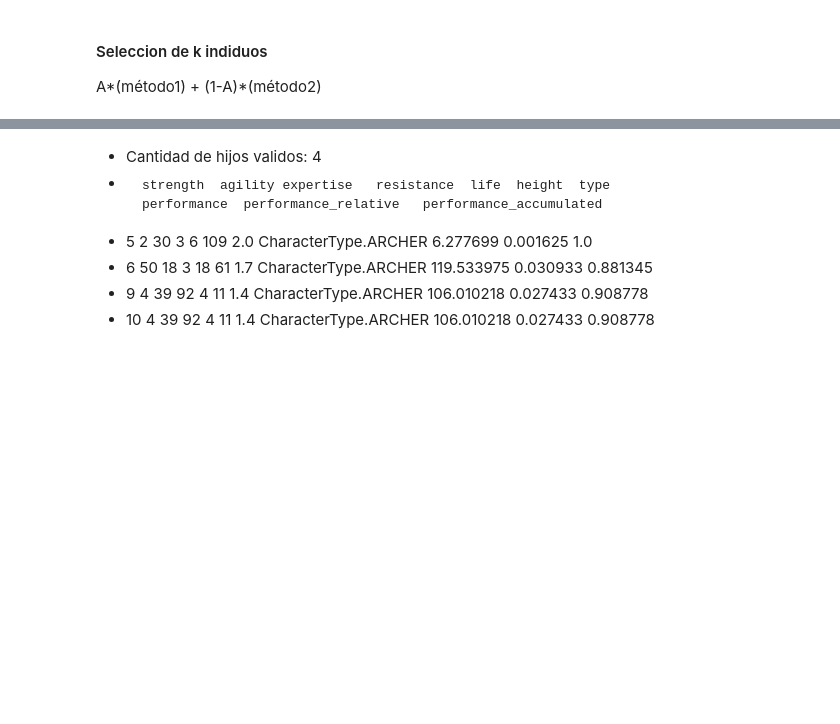
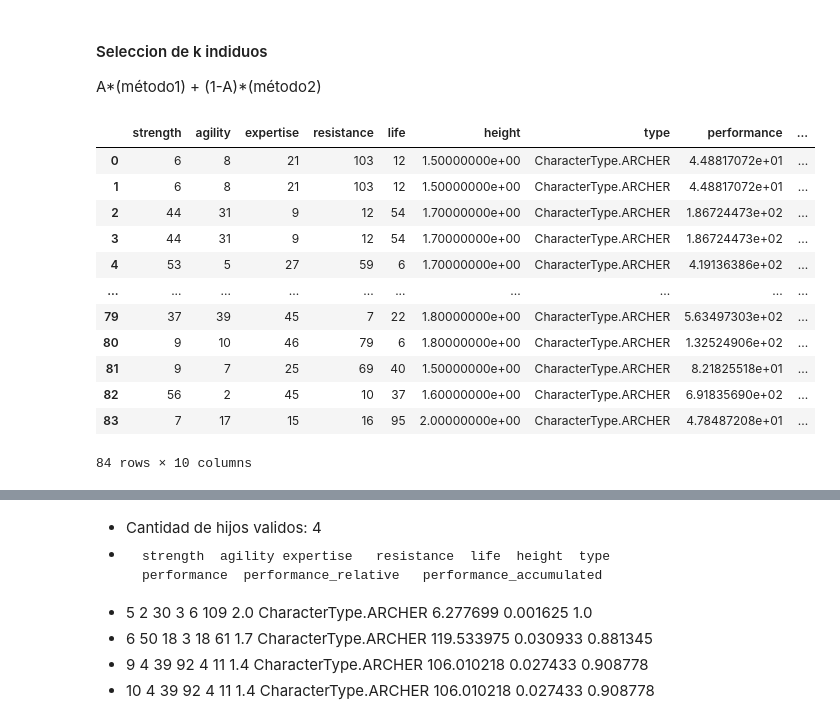
Before and after one commit to marianopm/sia-tp2, a Jupyter notebook: src/test.ipynb, the cells around one changed output, grey strips where cells are left out. Saved outputs shown, nothing was run; the diff lists cells and outputs as text; code cells hidden in the pictures; blank space fills up the shorter version.

Commit message:
Se agrego los metodos universal_selection rank_based_selection

```diff
--- a/src/test.ipynb
+++ b/src/test.ipynb
@@ -54,6 +54,25 @@ nueva_poblacion_e = elitist_selection(poblacion_rel_acu,N1)
 from selection import roulette_wheel_selection
 nueva_poblacion_rul = roulette_wheel_selection(poblacion_rel_acu, N2)
 #nueva_poblacion_rul
+# %%
+from selection import universal_selection
+
+nueva_poblacion_uni = universal_selection(poblacion_rel_acu, N2)
+nueva_poblacion_uni
+# %% [output]
+|  | strength | agility | expertise | resistance | life | height | type | performance | ... |
+| 0 | 6 | 8 | 21 | 103 | 12 | 1.50000000e+00 | CharacterType.ARCHER | 4.48817072e+01 | ... |
+| 1 | 6 | 8 | 21 | 103 | 12 | 1.50000000e+00 | CharacterType.ARCHER | 4.48817072e+01 | ... |
+| 2 | 44 | 31 | 9 | 12 | 54 | 1.70000000e+00 | CharacterType.ARCHER | 1.86724473e+02 | ... |
+| 3 | 44 | 31 | 9 | 12 | 54 | 1.70000000e+00 | CharacterType.ARCHER | 1.86724473e+02 | ... |
+| 4 | 53 | 5 | 27 | 59 | 6 | 1.70000000e+00 | CharacterType.ARCHER | 4.19136386e+02 | ... |
+| ... | ... | ... | ... | ... | ... | ... | ... | ... | ... |
+| 79 | 37 | 39 | 45 | 7 | 22 | 1.80000000e+00 | CharacterType.ARCHER | 5.63497303e+02 | ... |
+| 80 | 9 | 10 | 46 | 79 | 6 | 1.80000000e+00 | CharacterType.ARCHER | 1.32524906e+02 | ... |
+| 81 | 9 | 7 | 25 | 69 | 40 | 1.50000000e+00 | CharacterType.ARCHER | 8.21825518e+01 | ... |
+| 82 | 56 | 2 | 45 | 10 | 37 | 1.60000000e+00 | CharacterType.ARCHER | 6.91835690e+02 | ... |
+| 83 | 7 | 17 | 15 | 16 | 95 | 2.00000000e+00 | CharacterType.ARCHER | 4.78487208e+01 | ... |
+84 rows × 10 columns
 # %%
 import pandas as pd
 selection_total = pd.concat([nueva_poblacion_e,nueva_poblacion_rul])
```
Also changed, not shown: parts of 12 cells of this notebook, 2 other files.
